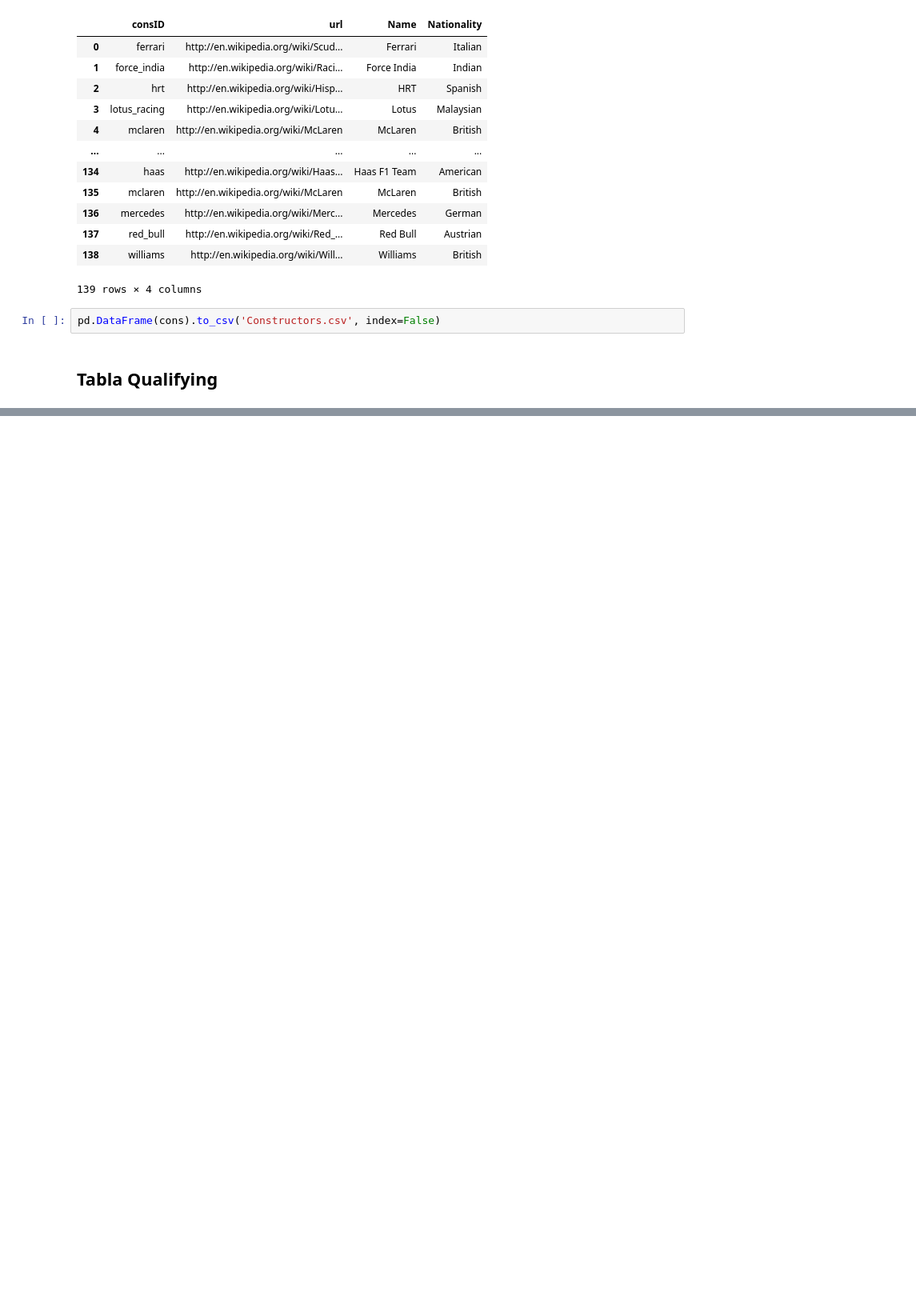
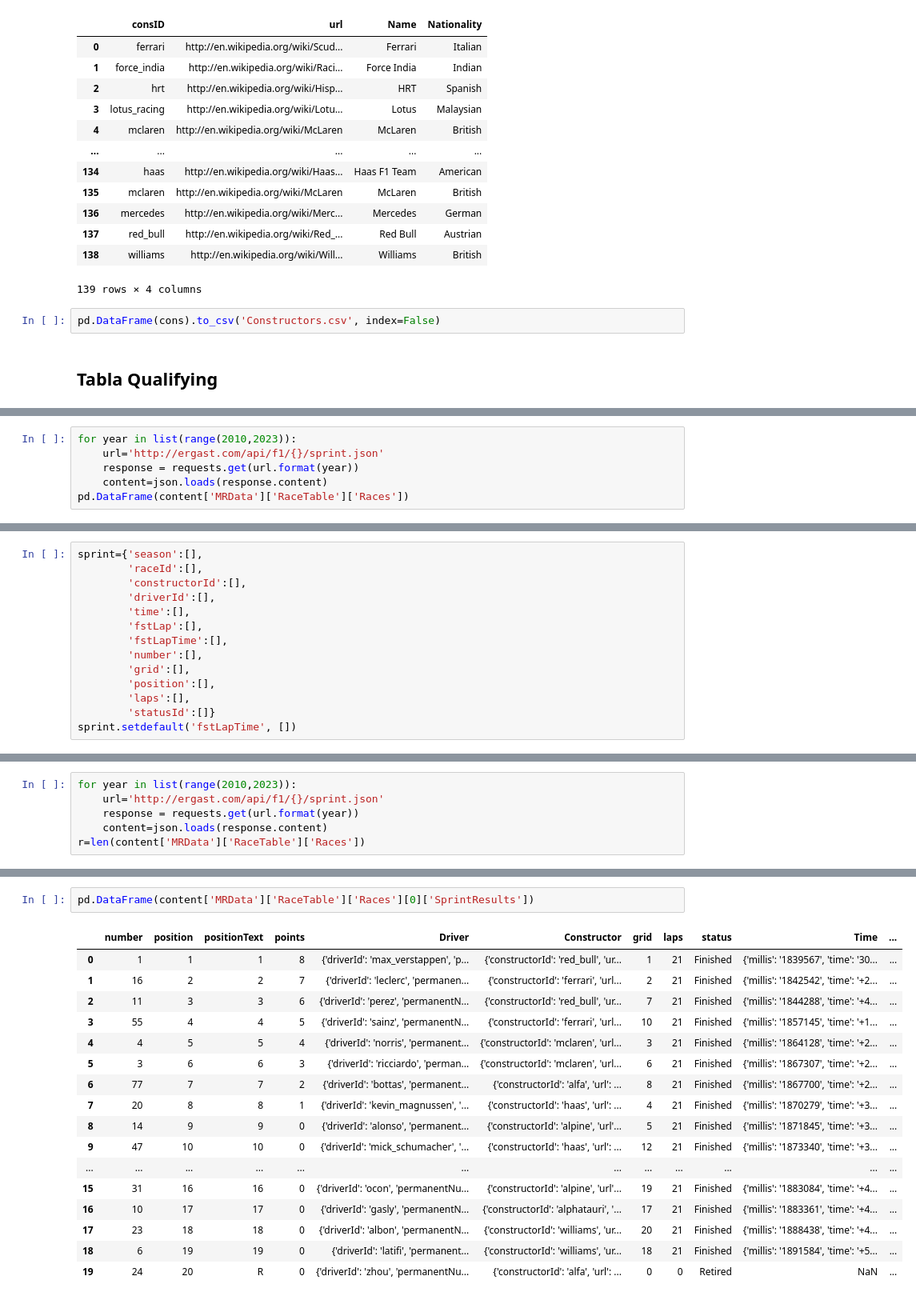
Before and after one commit to MrAldo007/formula-1-data, a Jupyter notebook: f1-análisis.ipynb, the cells around one changed output, grey strips where cells are left out. Shown at 80% size. Drawn from its saved outputs; the diff is of its cells as text; blank space fills up the shorter version.

```diff
--- a/f1-análisis.ipynb
+++ b/f1-análisis.ipynb
@@ -387,0 +564,6 @@ pd.DataFrame(qua).to_csv('qualifying.csv', index=False)
+# %%
+for year in list(range(2010,2023)):
+    url='http://ergast.com/api/f1/{}/sprint.json'
+    response = requests.get(url.format(year))
+    content=json.loads(response.content)
+pd.DataFrame(content['MRData']['RaceTable']['Races'])
@@ -387,0 +574,14 @@ pd.DataFrame(qua).to_csv('qualifying.csv', index=False)
+# %%
+sprint={'season':[],
+        'raceId':[],
+        'constructorId':[],
+        'driverId':[],
+        'time':[],
+        'fstLap':[],
+        'fstLapTime':[],
+        'number':[],
+        'grid':[],
+        'position':[],
+        'laps':[],
+        'statusId':[]}
+sprint.setdefault('fstLapTime', [])
@@ -387,0 +590,6 @@ pd.DataFrame(qua).to_csv('qualifying.csv', index=False)
+# %%
+for year in list(range(2010,2023)):
+    url='http://ergast.com/api/f1/{}/sprint.json'
+    response = requests.get(url.format(year))
+    content=json.loads(response.content)
+r=len(content['MRData']['RaceTable']['Races'])
@@ -387,0 +664,20 @@ pd.DataFrame(qua).to_csv('qualifying.csv', index=False)
+# %%
+pd.DataFrame(content['MRData']['RaceTable']['Races'][0]['SprintResults'])
+# %% [output]
+|  | number | position | positionText | points | Driver | Constructor | grid | laps | status | Time | ... |
+| 0 | 1 | 1 | 1 | 8 | {'driverId': 'max_verstappen', 'p... | {'constructorId': 'red_bull', 'ur... | 1 | 21 | Finished | {'millis': '1839567', 'time': '30... | ... |
+| 1 | 16 | 2 | 2 | 7 | {'driverId': 'leclerc', 'permanen... | {'constructorId': 'ferrari', 'url... | 2 | 21 | Finished | {'millis': '1842542', 'time': '+2... | ... |
+| 2 | 11 | 3 | 3 | 6 | {'driverId': 'perez', 'permanentN... | {'constructorId': 'red_bull', 'ur... | 7 | 21 | Finished | {'millis': '1844288', 'time': '+4... | ... |
+| 3 | 55 | 4 | 4 | 5 | {'driverId': 'sainz', 'permanentN... | {'constructorId': 'ferrari', 'url... | 10 | 21 | Finished | {'millis': '1857145', 'time': '+1... | ... |
+| 4 | 4 | 5 | 5 | 4 | {'driverId': 'norris', 'permanent... | {'constructorId': 'mclaren', 'url... | 3 | 21 | Finished | {'millis': '1864128', 'time': '+2... | ... |
+| 5 | 3 | 6 | 6 | 3 | {'driverId': 'ricciardo', 'perman... | {'constructorId': 'mclaren', 'url... | 6 | 21 | Finished | {'millis': '1867307', 'time': '+2... | ... |
+| 6 | 77 | 7 | 7 | 2 | {'driverId': 'bottas', 'permanent... | {'constructorId': 'alfa', 'url': ... | 8 | 21 | Finished | {'millis': '1867700', 'time': '+2... | ... |
+| 7 | 20 | 8 | 8 | 1 | {'driverId': 'kevin_magnussen', '... | {'constructorId': 'haas', 'url': ... | 4 | 21 | Finished | {'millis': '1870279', 'time': '+3... | ... |
+| 8 | 14 | 9 | 9 | 0 | {'driverId': 'alonso', 'permanent... | {'constructorId': 'alpine', 'url'... | 5 | 21 | Finished | {'millis': '1871845', 'time': '+3... | ... |
+| 9 | 47 | 10 | 10 | 0 | {'driverId': 'mick_schumacher', '... | {'constructorId': 'haas', 'url': ... | 12 | 21 | Finished | {'millis': '1873340', 'time': '+3... | ... |
+| ... | ... | ... | ... | ... | ... | ... | ... | ... | ... | ... | ... |
+| 15 | 31 | 16 | 16 | 0 | {'driverId': 'ocon', 'permanentNu... | {'constructorId': 'alpine', 'url'... | 19 | 21 | Finished | {'millis': '1883084', 'time': '+4... | ... |
+| 16 | 10 | 17 | 17 | 0 | {'driverId': 'gasly', 'permanentN... | {'constructorId': 'alphatauri', '... | 17 | 21 | Finished | {'millis': '1883361', 'time': '+4... | ... |
+| 17 | 23 | 18 | 18 | 0 | {'driverId': 'albon', 'permanentN... | {'constructorId': 'williams', 'ur... | 20 | 21 | Finished | {'millis': '1888438', 'time': '+4... | ... |
+| 18 | 6 | 19 | 19 | 0 | {'driverId': 'latifi', 'permanent... | {'constructorId': 'williams', 'ur... | 18 | 21 | Finished | {'millis': '1891584', 'time': '+5... | ... |
+| 19 | 24 | 20 | R | 0 | {'driverId': 'zhou', 'permanentNu... | {'constructorId': 'alfa', 'url': ... | 0 | 0 | Retired | NaN | ... |
```
Also changed, not shown: parts of 45 cells of this notebook, 7 other files.
